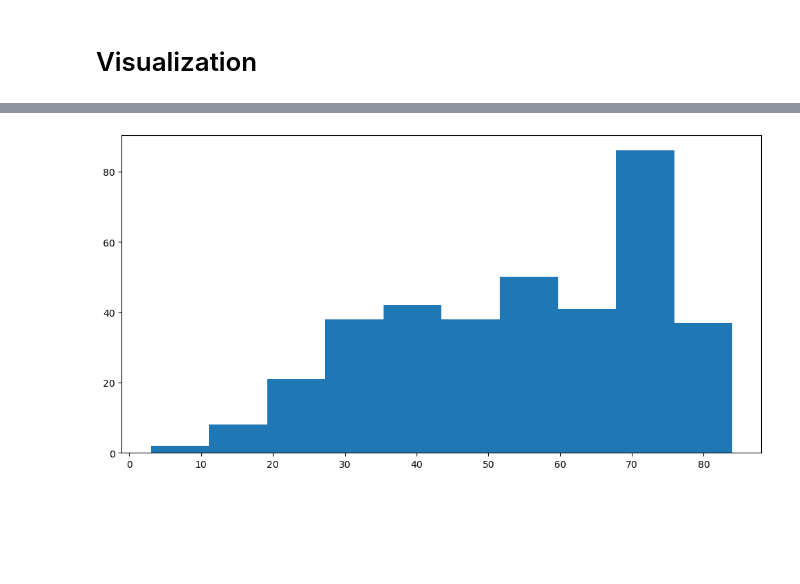
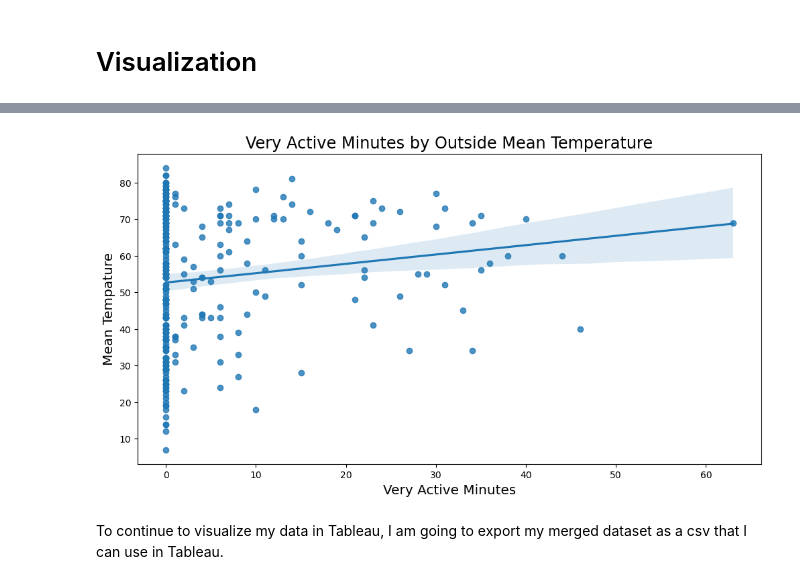
Before and after one commit to RebeccaVachon/Weather_Effects, a Jupyter notebook: comparison.ipynb, the cells around one changed output, grey strips where cells are left out. Saved outputs shown, nothing was run; the diff lists cells and outputs as text; code cells hidden in the pictures; blank space fills up the shorter version.

```diff
--- a/comparison.ipynb
+++ b/comparison.ipynb
@@ -251,6 +187,11 @@ plt.show()
-# %%
-plt.figure(figsize=(12,6))
-plt.hist(merged_df['Temperature_F'])
-plt.show()
-# %% [output]
-[figure, removed]
+# %%
+plt.figure(figsize=(12,6))
+sns.regplot(data=merged_df, x='Minutes_Very_Active', y='Temperature_F')
+plt.title("Very Active Minutes by Outside Mean Temperature", fontsize='xx-large')
+plt.xlabel('Very Active Minutes', fontsize='x-large')
+plt.ylabel('Mean Tempature', fontsize='x-large')
+plt.show()
+# %% [output]
+[figure, added]
+# %% [markdown]
+To continue to visualize my data in Tableau, I am going to export my merged dataset as a csv that I can use in Tableau.
```
Also changed, not shown: parts of 18 cells of this notebook.
